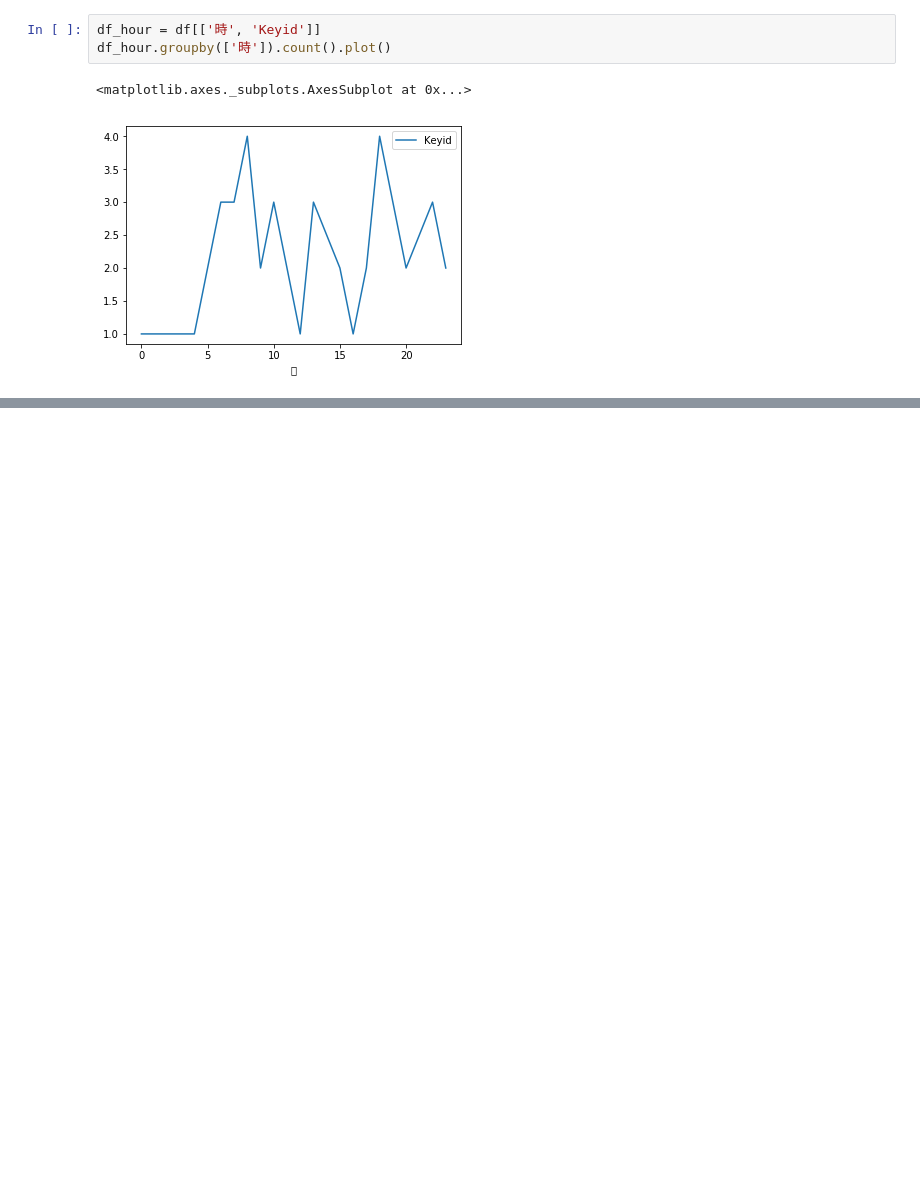
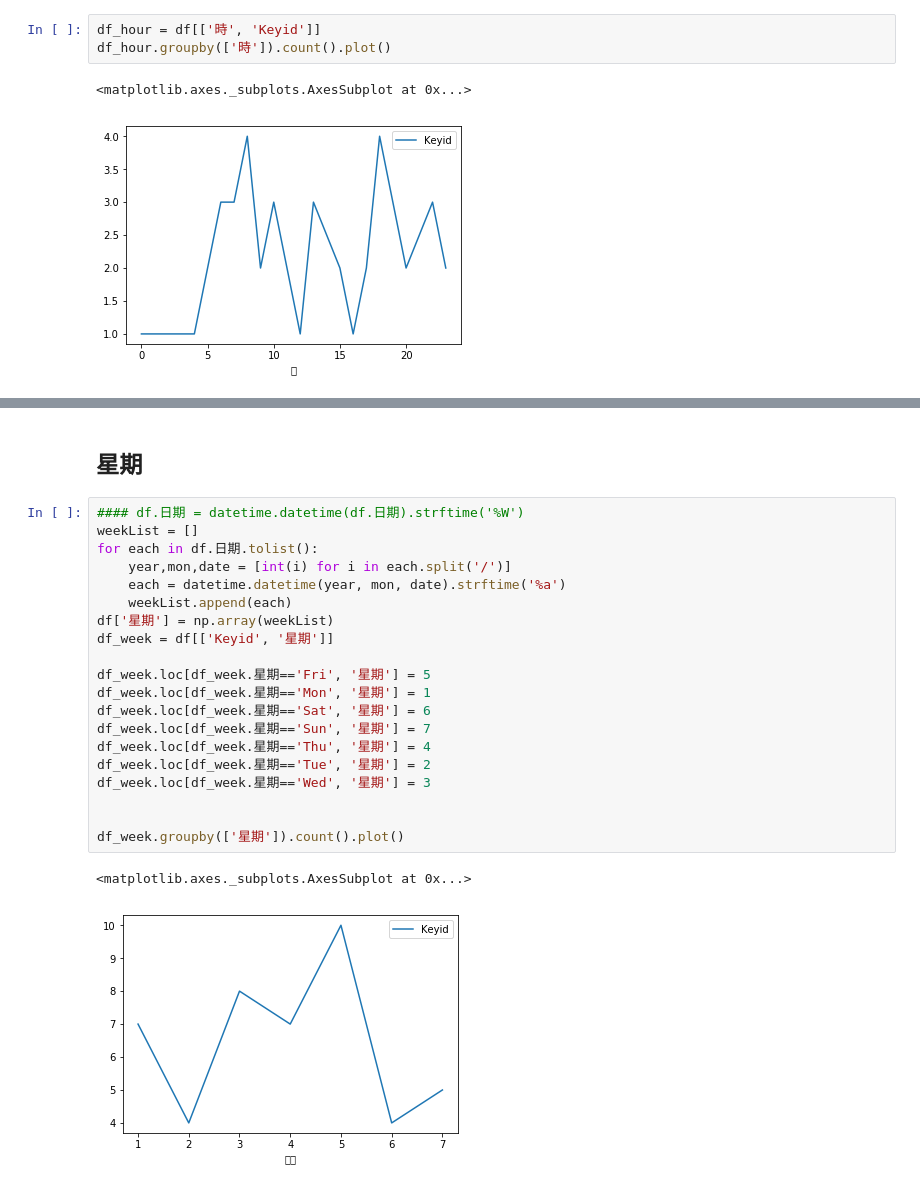
Before and after one commit to joannachou713/Etc-competition, a Jupyter notebook: 道路狀況.ipynb, the cells around one changed output, grey strips where cells are left out. Saved outputs shown, nothing was run; the diff lists cells and outputs as text; blank space fills up the shorter version.

```diff
--- a/道路狀況.ipynb
+++ b/道路狀況.ipynb
@@ -110,0 +158,25 @@ df_hour.groupby(['時']).count().plot()
+# %% [markdown]
+## 星期
+# %%
+#### df.日期 = datetime.datetime(df.日期).strftime('%W')
+weekList = []
+for each in df.日期.tolist():
+    year,mon,date = [int(i) for i in each.split('/')]
+    each = datetime.datetime(year, mon, date).strftime('%a')
+    weekList.append(each)
+df['星期'] = np.array(weekList)
+df_week = df[['Keyid', '星期']]
+
+df_week.loc[df_week.星期=='Fri', '星期'] = 5
+df_week.loc[df_week.星期=='Mon', '星期'] = 1
+df_week.loc[df_week.星期=='Sat', '星期'] = 6
+df_week.loc[df_week.星期=='Sun', '星期'] = 7
+df_week.loc[df_week.星期=='Thu', '星期'] = 4
+df_week.loc[df_week.星期=='Tue', '星期'] = 2
+df_week.loc[df_week.星期=='Wed', '星期'] = 3
+
+
+df_week.groupby(['星期']).count().plot()
+# %% [output]
+<matplotlib.axes._subplots.AxesSubplot at 0x...>
+[figure, added]
```
Also changed, not shown: parts of 8 cells of this notebook.
